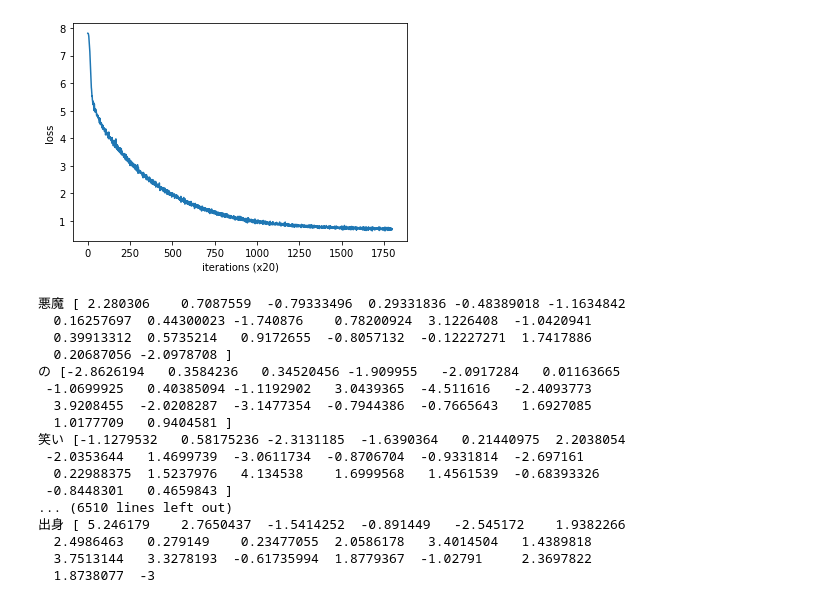
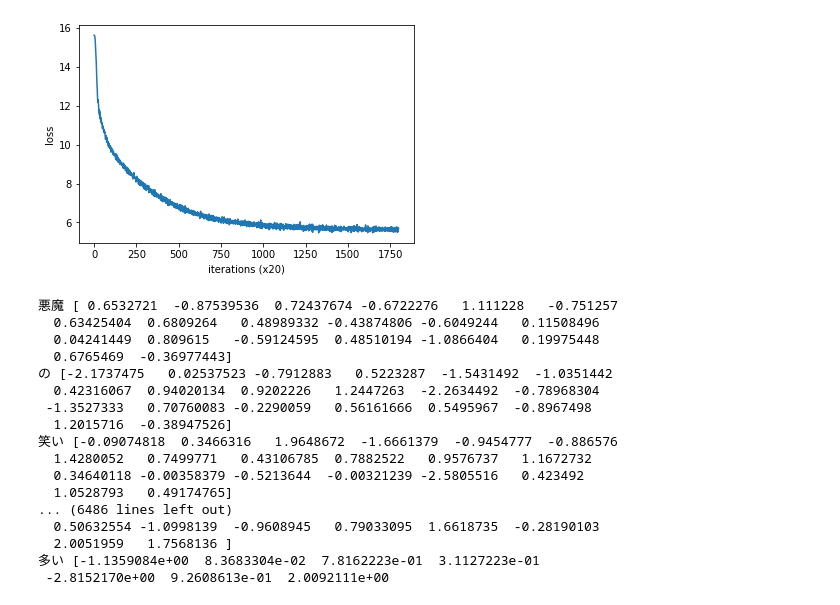
Before and after one commit to kanta-nakamura/jarujaru-tower-generator, a Jupyter notebook: notebooks/word2vec.ipynb, the cells around one changed output. Cells and saved outputs as stored; diff of their text form; code cells hidden in the pictures.

Commit message:
[update] SimpleSkipGram実装

```diff
--- a/notebooks/word2vec.ipynb
+++ b/notebooks/word2vec.ipynb
@@ -44,13 +44,49 @@ class SimpleCBOW:
         self.in_layer1.backward(da)
         self.in_layer0.backward(da)
         return None
+
+
+class SimpleSkipGram:
+    def __init__(self, vocab_size, hidden_size):
+        V, H = vocab_size, hidden_size
+
+        W_in = 0.01 * np.random.randn(V, H).astype('f')
+        W_out = 0.01 * np.random.randn(H, V).astype('f')
+
+        self.in_layer = MatMul(W_in)
+        self.out_layer = MatMul(W_out)
+        self.loss_layer0 = SoftmaxWithLoss()
+        self.loss_layer1 = SoftmaxWithLoss()
+
+        layers = [self.in_layer, self.out_layer]
+        self.params, self.grads = [], []
+        for layer in layers:
+            self.params += layer.params
+            self.grads += layer.grads
+
+        self.word_vecs = W_in
+
+    def forward(self, contexts, target):
+        h = self.in_layer.forward(target)
+        score = self.out_layer.forward(h)
+        l0 = self.loss_layer0.forward(score, contexts[:, 0])
+        l1 = self.loss_layer1.forward(score, contexts[:, 1])
+        loss = l0 + l1
+        return loss
+
+    def backward(self, dout=1):
+        ds0 = self.loss_layer0.backward(dout)
+        ds1 = self.loss_layer1.backward(dout)
+        ds = ds0 + ds1
+        da = self.out_layer.backward(ds)
+        self.in_layer.backward(da)
+        return None
 # %%
 window_size = 1
 hidden_size = 20
 batch_size = 100
 max_epoch = 300
 
-#text = 'You say goodbye and I say hello.'
 corpus, word_to_id, id_to_word = jjt.load_data()
 
 vocab_size = len(word_to_id)
@@ -58,7 +94,7 @@ contexts, target = create_contexts_target(corpus, window_size)
 target = convert_one_hot(target, vocab_size)
 contexts = convert_one_hot(contexts, vocab_size)
 
-model = SimpleCBOW(vocab_size, hidden_size)
+model = SimpleSkipGram(vocab_size, hidden_size)
 optimizer = Adam()
 trainer = Trainer(model, optimizer)
 
@@ -85,26 +121,26 @@ trainer.plot()
-[figure, old version]
+[figure, new version]
 # %%
 word_vecs = model.word_vecs
 for word_id, word in id_to_word.items():
     print(word, word_vecs[word_id])
 # %% [output]
-悪魔 [ 2.280306    0.7087559  -0.79333496  0.29331836 -0.48389018 -1.1634842
-  0.16257697  0.44300023 -1.740876    0.78200924  3.1226408  -1.0420941
-  0.39913312  0.5735214   0.9172655  -0.8057132  -0.12227271  1.7417886
-  0.20687056 -2.0978708 ]
-の [-2.8626194   0.3584236   0.34520456 -1.909955   -2.0917284   0.01163665
- -1.0699925   0.40385094 -1.1192902   3.0439365  -4.511616   -2.4093773
-  3.9208455  -2.0208287  -3.1477354  -0.7944386  -0.7665643   1.6927085
-  1.0177709   0.9404581 ]
-笑い [-1.1279532   0.58175236 -2.3131185  -1.6390364   0.21440975  2.2038054
- -2.0353644   1.4699739  -3.0611734  -0.8706704  -0.9331814  -2.697161
-  0.22988375  1.5237976   4.134538    1.6999568   1.4561539  -0.68393326
- -0.8448301   0.4659843 ]
-... (6510 lines left out)
-出身 [ 5.246179    2.7650437  -1.5414252  -0.891449   -2.545172    1.9382266
-  2.4986463   0.279149    0.23477055  2.0586178   3.4014504   1.4389818
-  3.7513144   3.3278193  -0.61735994  1.8779367  -1.02791     2.3697822
-  1.8738077  -3
+悪魔 [ 0.6532721  -0.87539536  0.72437674 -0.6722276   1.111228   -0.751257
+  0.63425404  0.6809264   0.48989332 -0.43874806 -0.6049244   0.11508496
+  0.04241449  0.809615   -0.59124595  0.48510194 -1.0866404   0.19975448
+  0.6765469  -0.36977443]
+の [-2.1737475   0.02537523 -0.7912883   0.5223287  -1.5431492  -1.0351442
+  0.42316067  0.94020134  0.9202226   1.2447263  -2.2634492  -0.78968304
+ -1.3527333   0.70760083 -0.2290059   0.56161666  0.5495967  -0.8967498
+  1.2015716  -0.38947526]
+笑い [-0.09074818  0.3466316   1.9648672  -1.6661379  -0.9454777  -0.886576
+  1.4280052   0.7499771   0.43106785  0.7882522   0.9576737   1.1672732
+  0.34640118 -0.00358379 -0.5213644  -0.00321239 -2.5805516   0.423492
+  1.0528793   0.49174765]
+... (6486 lines left out)
+  0.50632554 -1.0998139  -0.9608945   0.79033095  1.6618735  -0.28190103
+  2.0051959   1.7568136 ]
+多い [-1.1359084e+00  8.3683304e-02  7.8162223e-01  3.1127223e-01
+ -2.8152170e+00  9.2608613e-01  2.0092111e+00
 # %%
 query = '奴'
 most_similar(query, word_to_id, id_to_word, word_vecs)
```
Also changed, not shown: parts of 2 cells of this notebook.
